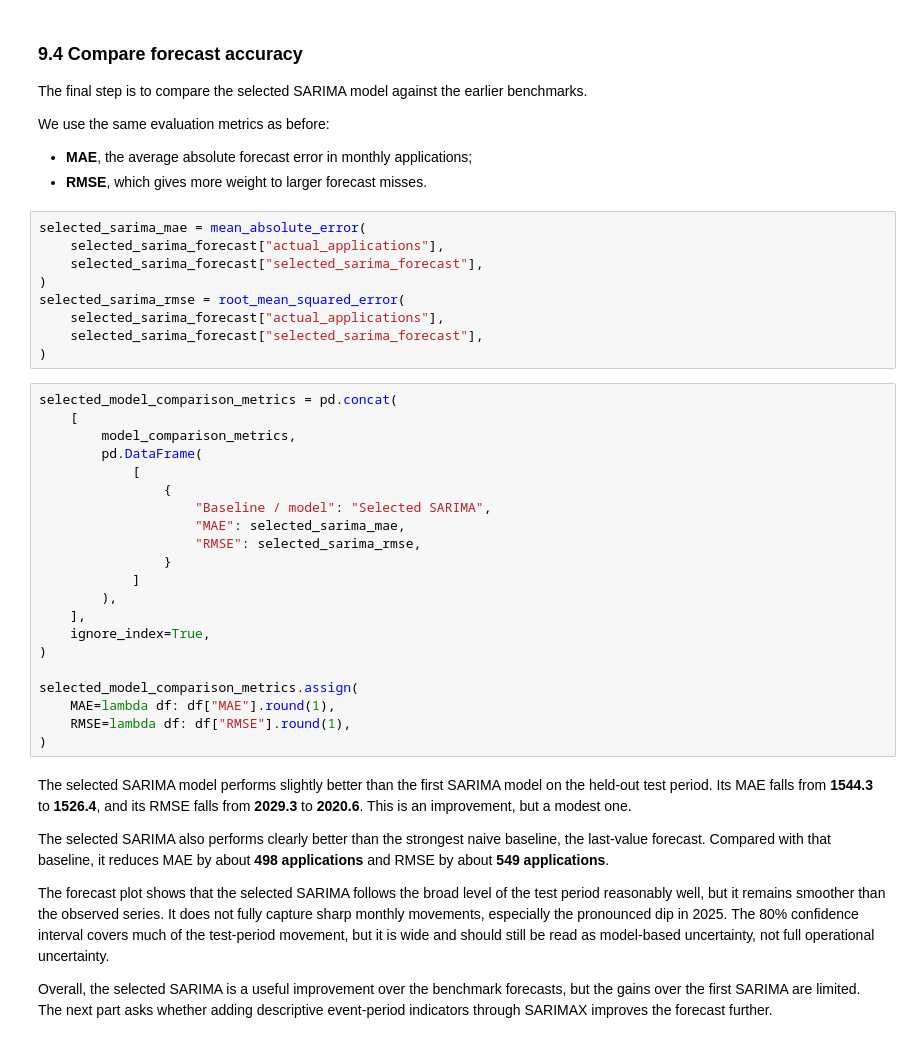
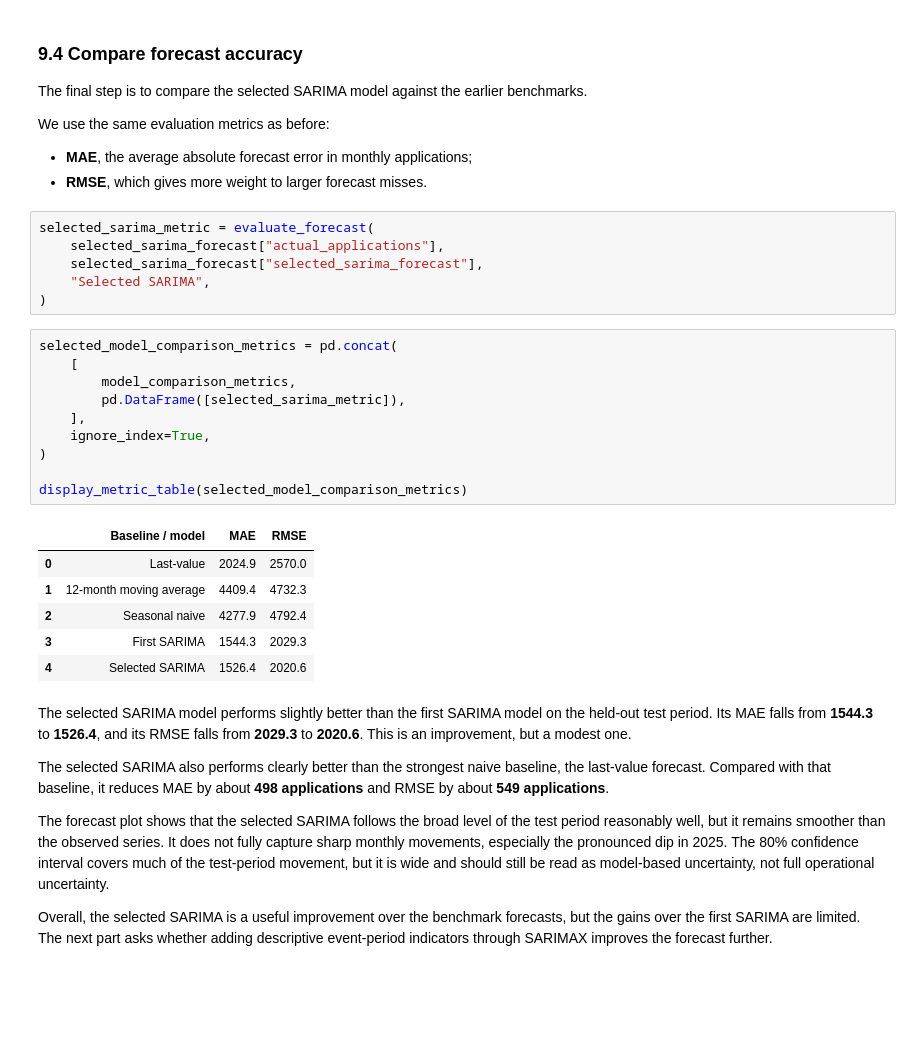
Before and after one commit to kcsongor011/humanitarian_decision_toolkit, a Jupyter notebook: notebooks/forecasting/arrival_dynamics_2_long_term_country_level_arrivals.ipynb, the cells around one changed output. Cells and saved outputs as stored; diff of their text form; blank space fills up the shorter version.

```diff
--- a/notebooks/forecasting/arrival_dynamics_2_long_term_country_level_arrivals.ipynb
+++ b/notebooks/forecasting/arrival_dynamics_2_long_term_country_level_arrivals.ipynb
@@ -954,35 +953,28 @@ We use the same evaluation metrics as before:
 - **MAE**, the average absolute forecast error in monthly applications;
 - **RMSE**, which gives more weight to larger forecast misses.
 # %%
-selected_sarima_mae = mean_absolute_error(
+selected_sarima_metric = evaluate_forecast(
     selected_sarima_forecast["actual_applications"],
     selected_sarima_forecast["selected_sarima_forecast"],
+    "Selected SARIMA",
 )
-selected_sarima_rmse = root_mean_squared_error(
-    selected_sarima_forecast["actual_applications"],
-    selected_sarima_forecast["selected_sarima_forecast"],
-)
 # %%
 selected_model_comparison_metrics = pd.concat(
     [
         model_comparison_metrics,
-        pd.DataFrame(
-            [
-                {
-                    "Baseline / model": "Selected SARIMA",
-                    "MAE": selected_sarima_mae,
-                    "RMSE": selected_sarima_rmse,
-                }
-            ]
-        ),
+        pd.DataFrame([selected_sarima_metric]),
     ],
     ignore_index=True,
 )
 
-selected_model_comparison_metrics.assign(
-    MAE=lambda df: df["MAE"].round(1),
-    RMSE=lambda df: df["RMSE"].round(1),
-)
+display_metric_table(selected_model_comparison_metrics)
+# %% [output]
+|  | Baseline / model | MAE | RMSE |
+| 0 | Last-value | 2024.9 | 2570.0 |
+| 1 | 12-month moving average | 4409.4 | 4732.3 |
+| 2 | Seasonal naive | 4277.9 | 4792.4 |
+| 3 | First SARIMA | 1544.3 | 2029.3 |
+| 4 | Selected SARIMA | 1526.4 | 2020.6 |
 # %% [markdown]
 The selected SARIMA model performs slightly better than the first SARIMA model on the held-out test period. Its MAE falls from **1544.3** to **1526.4**, and its RMSE falls from **2029.3** to **2020.6**. This is an improvement, but a modest one.
 
```
Also changed, not shown: parts of 32 cells of this notebook, 2 other files.
